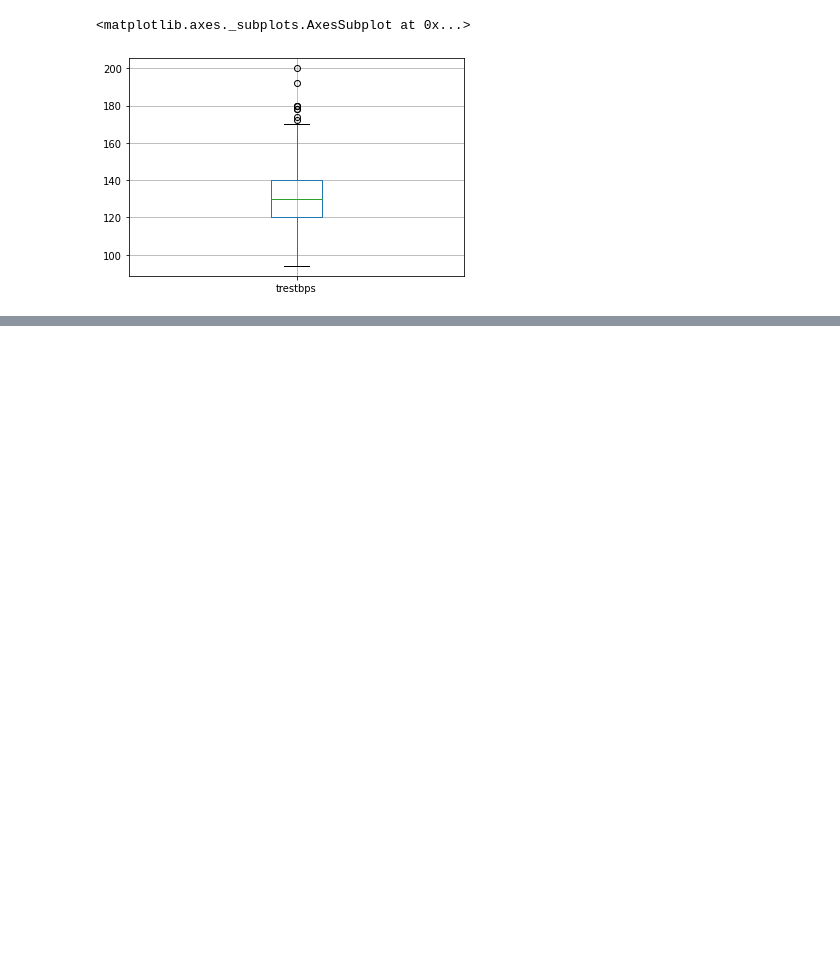
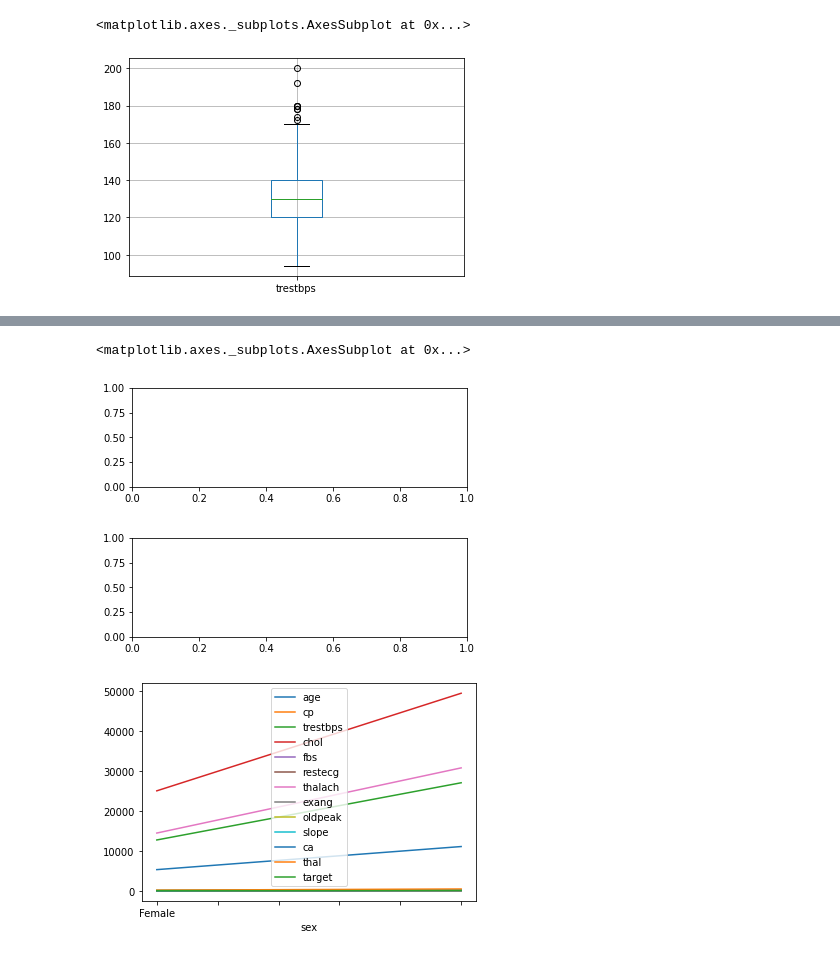
Before and after one commit to Santgupt/Python_Concept, a Jupyter notebook: Seaborn.ipynb, the cells around one changed output, grey strips where cells are left out. Drawn from its saved outputs; the diff is of its cells as text; code cells hidden in the pictures; blank space fills up the shorter version.

```diff
--- a/Seaborn.ipynb
+++ b/Seaborn.ipynb
@@ -108,0 +114,14 @@ heart.boxplot(column = 'trestbps')
+# %%
+plt.figure()
+plt.subplot(2,1,1)
+heart = heart.groupby('sex').sum()
+heart.plot(kind='bar')
+
+plt.subplot(2,1,2)
+heart = heart.groupby('sex').sum()
+heart.plot(kind='line')
+# %% [output]
+<matplotlib.axes._subplots.AxesSubplot at 0x...>
+[figure, added]
+[figure, added]
+[figure, added]
```
Also changed, not shown: parts of 15 cells of this notebook.
